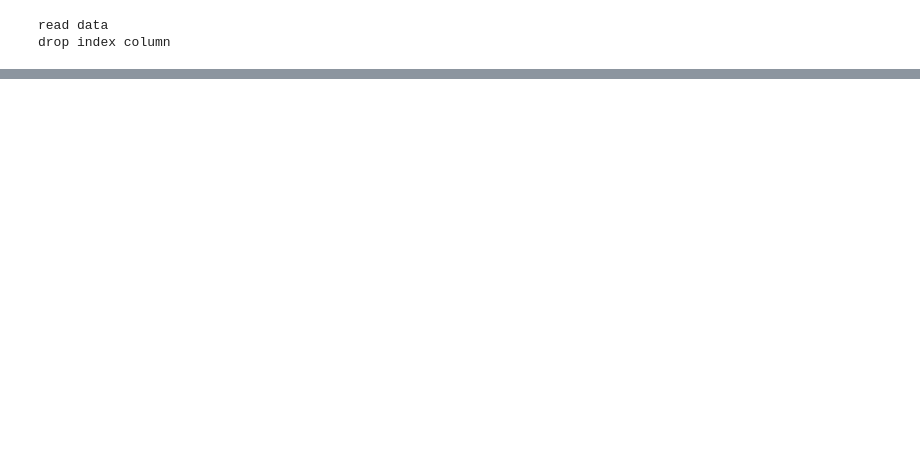
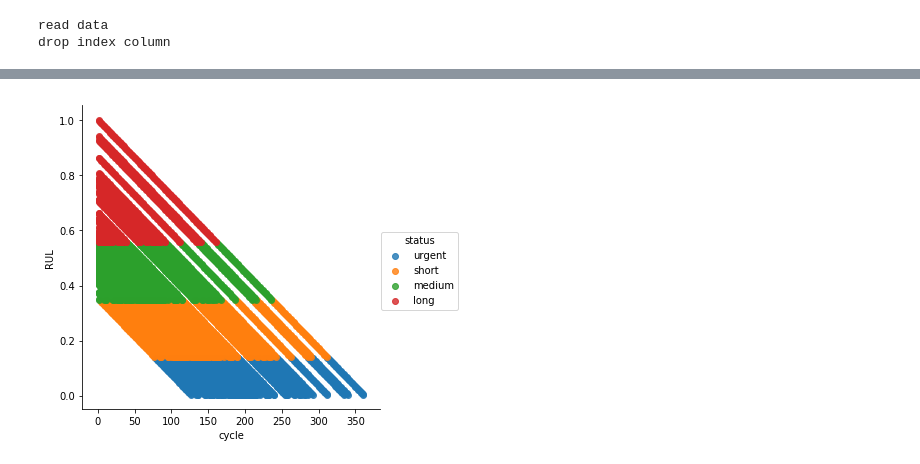
Before and after one commit to asadisaghar/PdM-C-MAPSS, a Jupyter notebook: play/PCA.ipynb, the cells around one changed output, grey strips where cells are left out. Drawn from its saved outputs; the diff is of its cells as text; code cells hidden in the pictures; blank space fills up the shorter version.

```diff
--- a/play/PCA.ipynb
+++ b/play/PCA.ipynb
@@ -86,0 +101,5 @@ print evals, evals_cs
+# %%
+sns.lmplot('cycle', 'RUL', hue='status',fit_reg=False,  data=train)
+plt.show()
+# %% [output]
+[figure, added]
```
Also changed, not shown: parts of 7 cells of this notebook, 8 other files.
